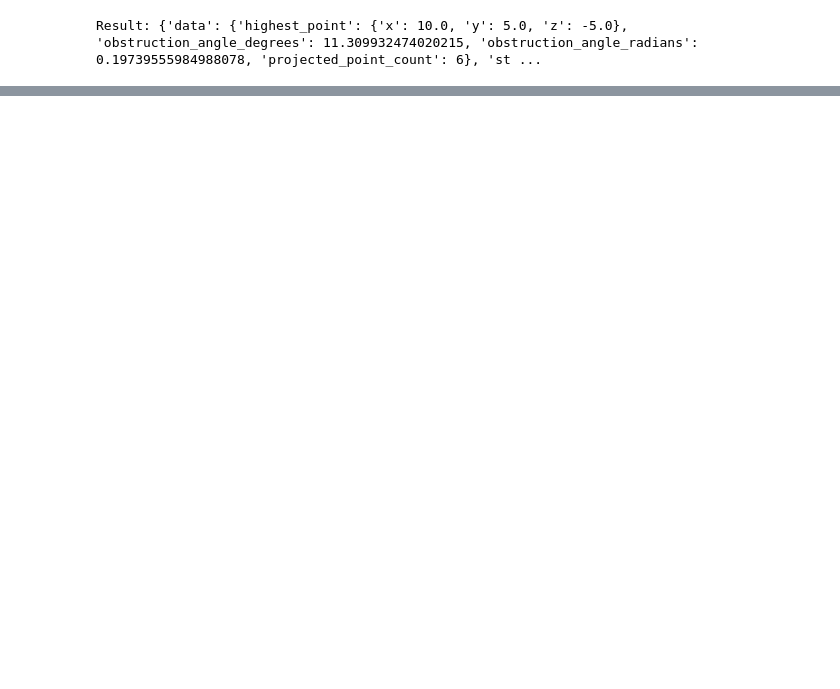
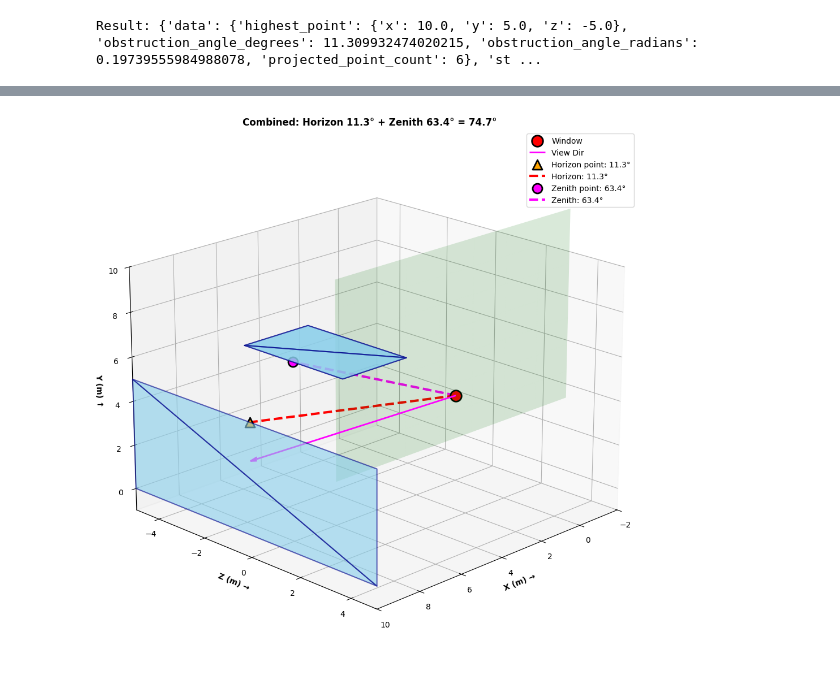
Before and after one commit to upskiller-xyz/server_obstruction, a Jupyter notebook: example/demo.ipynb, the cells around one changed output, grey strips where cells are left out. Drawn from its saved outputs; the diff is of its cells as text; code cells hidden in the pictures; blank space fills up the shorter version.

```diff
--- a/example/demo.ipynb
+++ b/example/demo.ipynb
@@ -152,0 +160,3 @@ for s in scenarios:
+# %%
+request_data["mesh"] += overhead_mesh
+request_data["mesh"]
@@ -152,0 +176,88 @@ for s in scenarios:
+# %%
+response = requests.post(f"{SERVER_URL}/obstruction", json=request_data)
+both_result = response.json()
+# %%
+if both_result.get("status") == "success":
+    from viz_utils import (DirectionVectorCalculator, ProjectionPlaneBuilder,
+                           PlotElementRenderer, AxisConfigurator, Color, LineStyle)
+
+    # Create figure
+    fig = plt.figure(figsize=(16, 10))
+    ax = fig.add_subplot(111, projection='3d')
+
+    # Calculate direction vector and create plane
+    calc = DirectionVectorCalculator()
+    dir_vec = calc.from_angles(*window_angles)
+    horizontal_dir = calc.get_horizontal_component(dir_vec)
+    plane_builder = ProjectionPlaneBuilder(window_center, horizontal_dir)
+
+    # Setup renderer
+    renderer = PlotElementRenderer()
+
+    # Add basic scene elements
+    renderer.add_window(ax, window_center)
+    renderer.add_mesh(ax, overhead_mesh)
+    renderer.add_mesh(ax, mesh)
+    renderer.add_viewing_direction(ax, window_center, dir_vec, building_dist)
+    renderer.add_projection_plane(ax, plane_builder, width=12, height_range=(-2, building_height + 2))
+
+    horizon_angle = both_result["data"]["horizon"]["obstruction_angle_degrees"]
+    horizon_data = both_result["data"]["horizon"]
+    zenith_angle = both_result["data"]["zenith"]["obstruction_angle_degrees"]
+    zenith_data = both_result["data"]["zenith"]
+
+    # Add horizon angle visualization (if exists)
+    if horizon_angle > 0 and horizon_data.get('highest_point'):
+        hp = horizon_data['highest_point']
+        hp_3d = np.array([hp['x'], hp['y'], hp['z']])
+        hp_proj = plane_builder.project_point(hp_3d)
+
+        # Add highest point marker
+        ax.scatter(hp_proj[0], hp_proj[2], hp_proj[1],
+                   c=Color.ORANGE.value, s=150, marker='^',
+                   label=f'Horizon point: {horizon_angle:.1f}°',
+                   edgecolors=Color.BLACK.value, lw=2)
+
+        # Add horizon line (red dashed)
+        ax.plot([window_center[0], hp_proj[0]],
+                [window_center[2], hp_proj[2]],
+                [window_center[1], hp_proj[1]],
+                color=Color.RED.value, linestyle=LineStyle.DASHED.value,
+                lw=3, label=f'Horizon: {horizon_angle:.1f}°')
+
+    # Add zenith angle visualization (if exists)
+    if zenith_angle > 0 and zenith_data.get('highest_point'):
+
+        zp = zenith_data['highest_point']
+        zp_3d = np.array([zp['x'], zp['y'], zp['z']])
+        zp_proj = plane_builder.project_point(zp_3d)
+
+        # Add furthest overhead point marker
+        ax.scatter(zp_proj[0], zp_proj[2], zp_proj[1],
+                   c=Color.MAGENTA.value, s=150, marker='o',
+                   label=f'Zenith point: {zenith_angle:.1f}°',
+                   edgecolors=Color.BLACK.value, lw=2)
+
+        # Add zenith line (magenta dashed)
+        ax.plot([window_center[0], zp_proj[0]],
+                [window_center[2], zp_proj[2]],
+                [window_center[1], zp_proj[1]],
+                color=Color.MAGENTA.value, linestyle=LineStyle.DASHED.value,
+                lw=3, label=f'Zenith: {zenith_angle:.1f}°')
+
+    # Configure axes
+    max_range = max(building_dist, building_height, building_width)
+    AxisConfigurator.setup(ax, max_range=max_range,
+                          title=f'Combined: Horizon {horizon_angle:.1f}° + Zenith {zenith_angle:.1f}° = {horizon_angle + zenith_angle:.1f}°')
+    ax.legend(fontsize=10, loc='upper right')
+
+    plt.tight_layout()
+    plt.show()
+
+    print(f"\nRed line: Horizon angle = {horizon_angle:.1f}° (upward from horizontal)")
+    print(f"Magenta line: Zenith angle = {zenith_angle:.1f}° (from vertical downward)")
+    print(f"Sum: {horizon_angle + zenith_angle:.1f}° (complementary angles)")
+else:
+    print("Skipping visualization - obstruction calculation failed")
+# %% [output]
+[figure, added]
```
Also changed, not shown: parts of 26 cells of this notebook, 9 other files.
